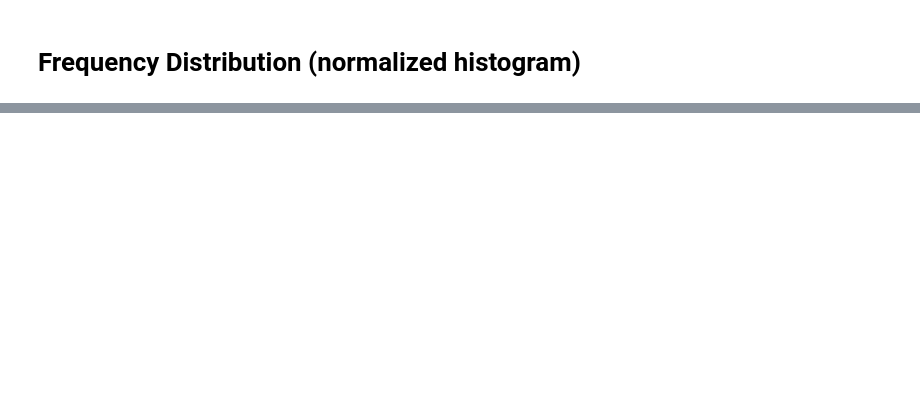
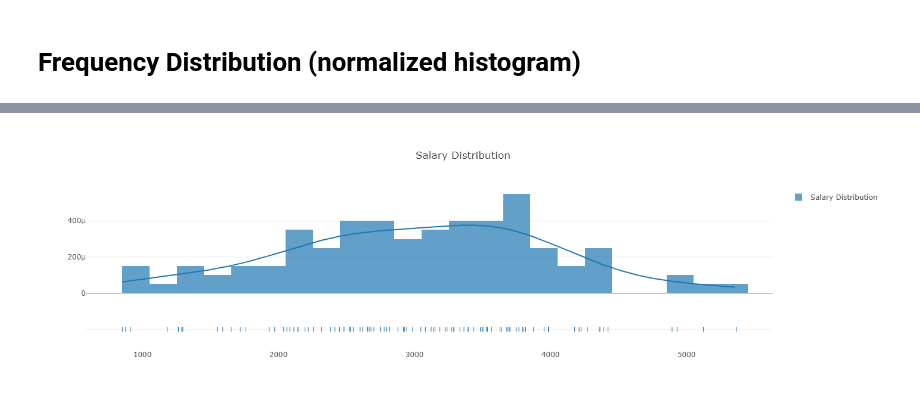
Before and after one commit to cesell/Data_Science_Reference, a Jupyter notebook: dsref/notebooks/demo_datavis_plotly.ipynb, the cells around one changed output, grey strips where cells are left out. Saved outputs shown, nothing was run; the diff lists cells and outputs as text; code cells hidden in the pictures; blank space fills up the shorter version.

```diff
--- a/dsref/notebooks/demo_datavis_plotly.ipynb
+++ b/dsref/notebooks/demo_datavis_plotly.ipynb
@@ -191,0 +248,11 @@ py.iplot({"data":data, "layout":layout})
+# %%
+fig = ff.create_distplot(
+    hist_data = [df.Salary.values.tolist()],
+    group_labels = ["Salary Distribution"],
+    bin_size = [200]
+)
+
+fig["layout"].update(title="Salary Distribution")
+py.iplot(fig)
+# %% [output]
+[figure, added]
```
Also changed, not shown: parts of 25 cells of this notebook, 1 other file.
